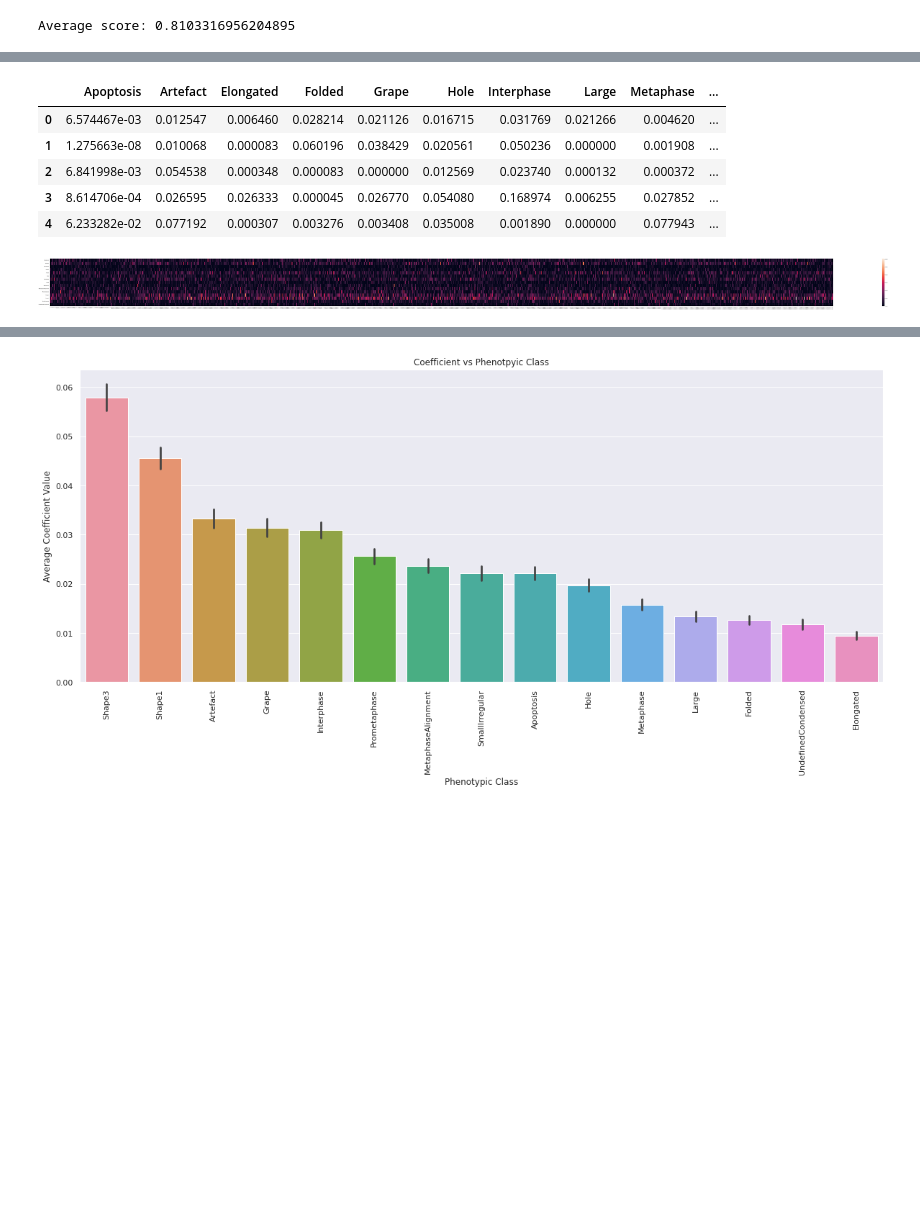
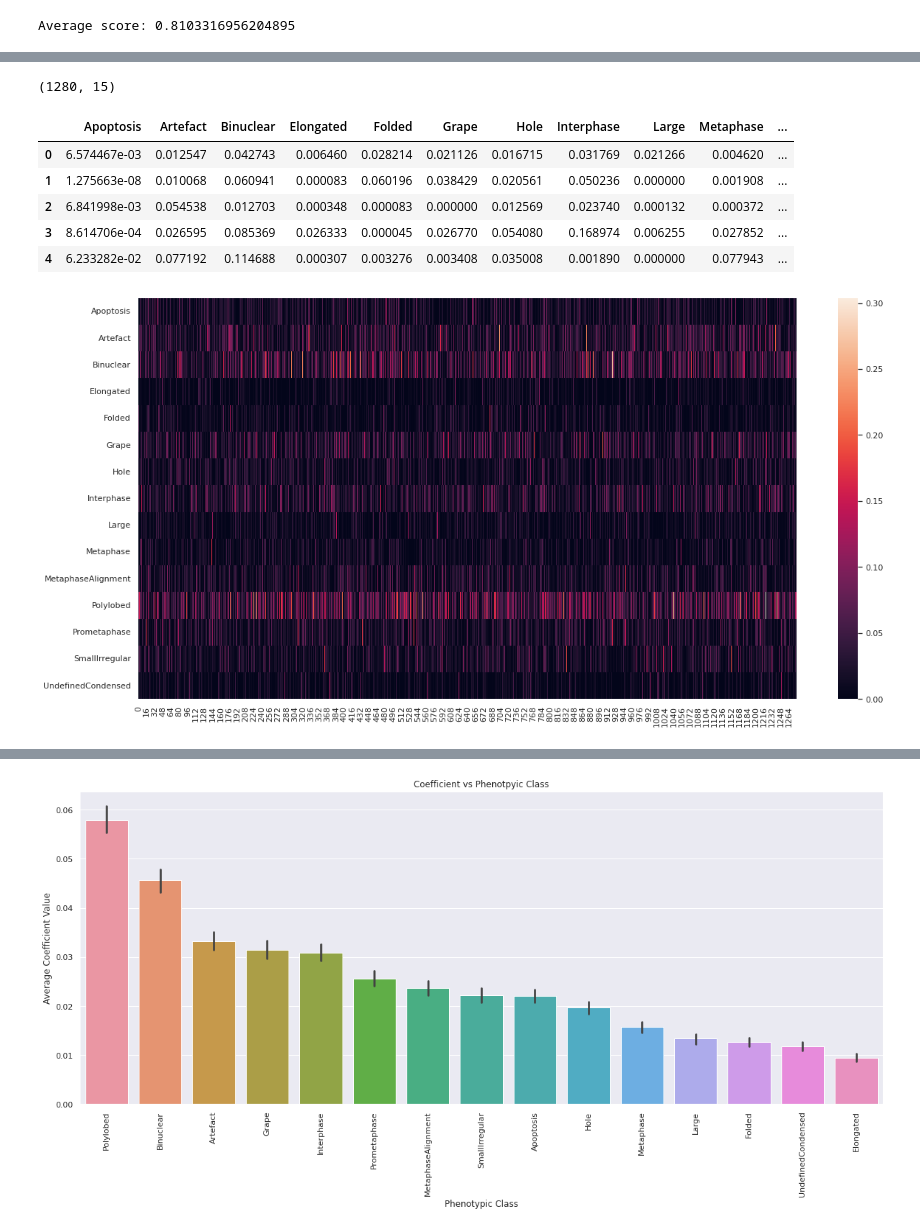
Before and after one commit to WayScience/phenotypic_profiling, a Jupyter notebook: 2.ML_model/DP_trained_model.ipynb, the cells around one changed output, grey strips where cells are left out. Saved outputs shown, nothing was run; the diff lists cells and outputs as text; code cells hidden in the pictures; blank space fills up the shorter version.

```diff
--- a/2.ML_model/DP_trained_model.ipynb
+++ b/2.ML_model/DP_trained_model.ipynb
@@ -41,7 +42,9 @@ def get_X_y_data(load_path: pathlib.Path) -> Tuple[pd.DataFrame, pd.DataFrame]:
         training_data["Mitocheck_Phenotypic_Class"] != "ADCCM"
     ]
 
-    training_data = training_data.rename(columns={"Shape1":"Binuclear", "Shape3":"Polylobed"})
+    # replace shape1 and shape3 labels with their correct respective classes
+    training_data = training_data.replace("Shape1", "Binuclear")
+    training_data = training_data.replace("Shape3", "Polylobed")
 
     # all features from DeepProfiler have "efficientnet" in their column name
     morphology_features = [
@@ -80,6 +83,7 @@ def average_feature_weights(
         coefs.append(estimator.coef_)
 
     average_coefs = np.mean(coefs, axis=0)
+    # get abs
     average_coefs = np.abs(average_coefs)
 
     if not return_pandas:
@@ -160,0 +165,12 @@ plt.show()
+# %%
+# display precision vs phenotypic class bar chart
+precisions = precision_score(y, y_pred, average=None)
+precisions = pd.DataFrame(precisions).T
+precisions.columns = columns=cv_results["estimator"][0].classes_
+
+sns.set(rc={"figure.figsize": (20, 8)})
+plt.xlabel("Phenotypic Class")
+plt.ylabel("Precision")
+plt.title("Precision vs Phenotpyic Class")
+plt.xticks(rotation=90)
+ax = sns.barplot(data=precisions)
@@ -161,17 +179,19 @@ plt.show()
 # %%
 # get average coefs across all estimators in cross validation
 average_coefs = average_feature_weights(cv_results["estimator"])
+print(average_coefs.shape)
 average_coefs.head()
 # %% [output]
+(1280, 15)
-|  | Apoptosis | Artefact | Elongated | Folded | Grape | Hole | Interphase | Large | Metaphase | ... |
-| 0 | 6.574467e-03 | 0.012547 | 0.006460 | 0.028214 | 0.021126 | 0.016715 | 0.031769 | 0.021266 | 0.004620 | ... |
-| 1 | 1.275663e-08 | 0.010068 | 0.000083 | 0.060196 | 0.038429 | 0.020561 | 0.050236 | 0.000000 | 0.001908 | ... |
-| 2 | 6.841998e-03 | 0.054538 | 0.000348 | 0.000083 | 0.000000 | 0.012569 | 0.023740 | 0.000132 | 0.000372 | ... |
-| 3 | 8.614706e-04 | 0.026595 | 0.026333 | 0.000045 | 0.026770 | 0.054080 | 0.168974 | 0.006255 | 0.027852 | ... |
-| 4 | 6.233282e-02 | 0.077192 | 0.000307 | 0.003276 | 0.003408 | 0.035008 | 0.001890 | 0.000000 | 0.077943 | ... |
+|  | Apoptosis | Artefact | Binuclear | Elongated | Folded | Grape | Hole | Interphase | Large | Metaphase | ... |
+| 0 | 6.574467e-03 | 0.012547 | 0.042743 | 0.006460 | 0.028214 | 0.021126 | 0.016715 | 0.031769 | 0.021266 | 0.004620 | ... |
+| 1 | 1.275663e-08 | 0.010068 | 0.060941 | 0.000083 | 0.060196 | 0.038429 | 0.020561 | 0.050236 | 0.000000 | 0.001908 | ... |
+| 2 | 6.841998e-03 | 0.054538 | 0.012703 | 0.000348 | 0.000083 | 0.000000 | 0.012569 | 0.023740 | 0.000132 | 0.000372 | ... |
+| 3 | 8.614706e-04 | 0.026595 | 0.085369 | 0.026333 | 0.000045 | 0.026770 | 0.054080 | 0.168974 | 0.006255 | 0.027852 | ... |
+| 4 | 6.233282e-02 | 0.077192 | 0.114688 | 0.000307 | 0.003276 | 0.003408 | 0.035008 | 0.001890 | 0.000000 | 0.077943 | ... |
 # %%
 # display heatmap of average coefs
-sns.set(rc={"figure.figsize": (200, 10)})
+sns.set(rc={"figure.figsize": (20, 10)})
 ax = sns.heatmap(data=average_coefs.T)
 # %% [output]
-[figure, old version]
+[figure, new version]
```
Also changed, not shown: parts of 8 cells of this notebook, 4 other files.
